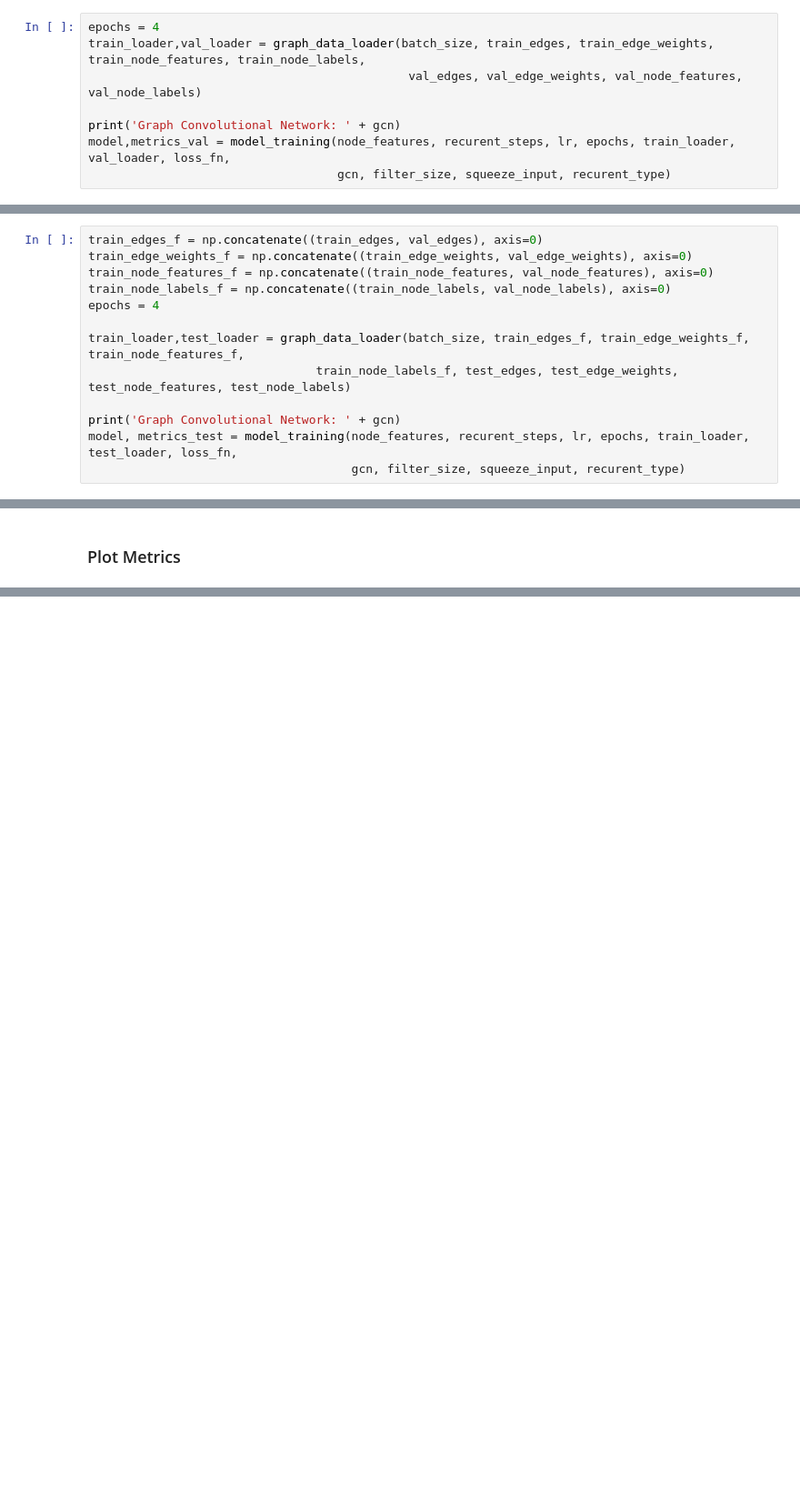
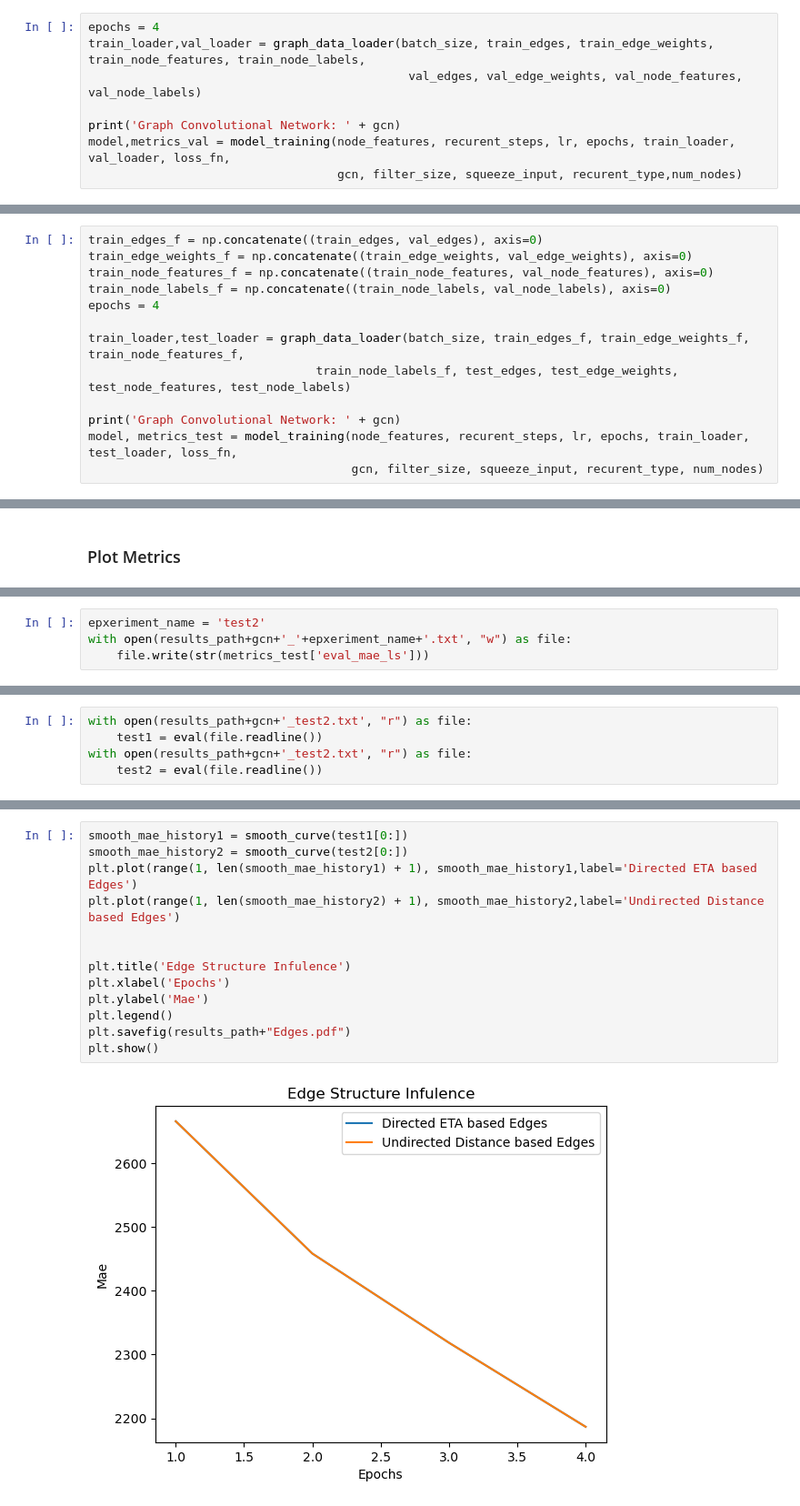
Before and after one commit to nikgeokar/tgcn_lstm_for_crypto_forecasting, a Jupyter notebook: TGCN_model.ipynb, the cells around one changed output, grey strips where cells are left out. Shown at 91% size. Drawn from its saved outputs; the diff is of its cells as text; blank space fills up the shorter version.

```diff
--- a/TGCN_model.ipynb
+++ b/TGCN_model.ipynb
@@ -547,4 +598,4 @@ train_loader,val_loader = graph_data_loader(batch_size, train_edges, train_edge_
 
 print('Graph Convolutional Network: ' + gcn)
 model,metrics_val = model_training(node_features, recurent_steps, lr, epochs, train_loader, val_loader, loss_fn,
-                                   gcn, filter_size, squeeze_input, recurent_type)
+                                   gcn, filter_size, squeeze_input, recurent_type,num_nodes)
@@ -567,4 +631,4 @@ train_loader,test_loader = graph_data_loader(batch_size, train_edges_f, train_ed
 
 print('Graph Convolutional Network: ' + gcn)
 model, metrics_test = model_training(node_features, recurent_steps, lr, epochs, train_loader, test_loader, loss_fn,
-                                     gcn, filter_size, squeeze_input, recurent_type)
+                                     gcn, filter_size, squeeze_input, recurent_type, num_nodes)
@@ -581,0 +672,4 @@ plot_single_metric(metrics_test['eval_mae_ls'],'MAE','Test',metrics_plot_path,gc
+# %%
+epxeriment_name = 'test2'
+with open(results_path+gcn+'_'+epxeriment_name+'.txt', "w") as file:
+    file.write(str(metrics_test['eval_mae_ls']))
@@ -581,0 +678,5 @@ plot_single_metric(metrics_test['eval_mae_ls'],'MAE','Test',metrics_plot_path,gc
+# %%
+with open(results_path+gcn+'_test2.txt', "r") as file:
+    test1 = eval(file.readline())
+with open(results_path+gcn+'_test2.txt', "r") as file:
+    test2 = eval(file.readline())
@@ -581,0 +685,15 @@ plot_single_metric(metrics_test['eval_mae_ls'],'MAE','Test',metrics_plot_path,gc
+# %%
+smooth_mae_history1 = smooth_curve(test1[0:])
+smooth_mae_history2 = smooth_curve(test2[0:])
+plt.plot(range(1, len(smooth_mae_history1) + 1), smooth_mae_history1,label='Directed ETA based Edges')
+plt.plot(range(1, len(smooth_mae_history2) + 1), smooth_mae_history2,label='Undirected Distance based Edges')
+
+
+plt.title('Edge Structure Infulence')
+plt.xlabel('Epochs')
+plt.ylabel('Mae')
+plt.legend()
+plt.savefig(results_path+"Edges.pdf")
+plt.show()
+# %% [output]
+[figure, added]
```
Also changed, not shown: parts of 18 cells of this notebook, 12 other files.
